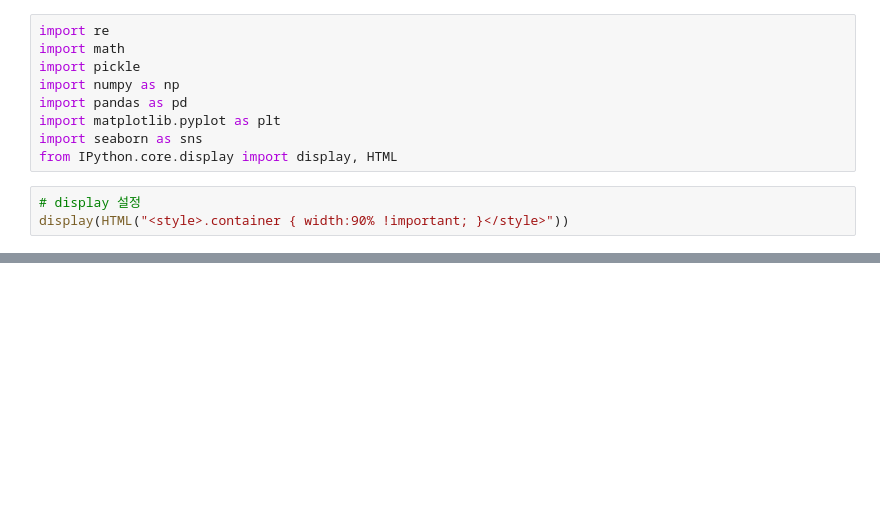
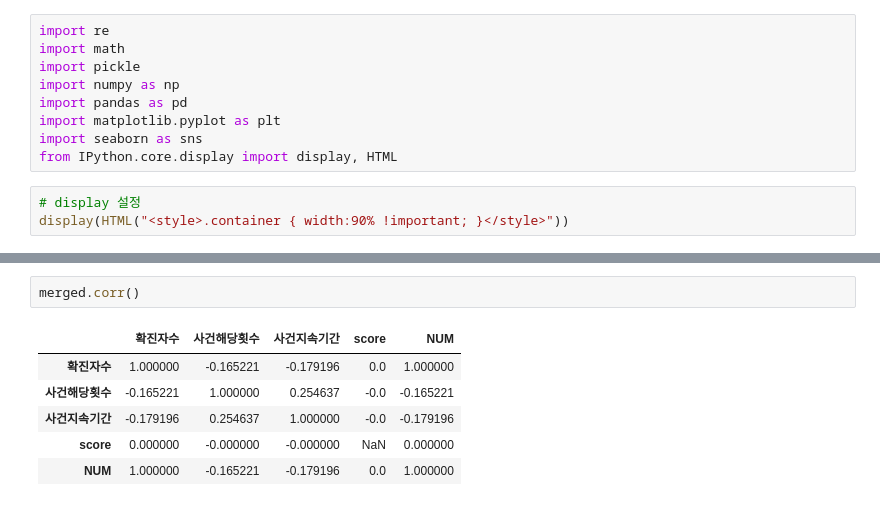
Before and after one commit to Lee-JeongMin/Bigcontest2020, a Jupyter notebook: EDA/20200907_SH_Formular1.ipynb, the cells around one changed output, grey strips where cells are left out. Cells and saved outputs as stored; diff of their text form; blank space fills up the shorter version.

```diff
--- a/EDA/20200907_SH_Formular1.ipynb
+++ b/EDA/20200907_SH_Formular1.ipynb
@@ -66,0 +46,9 @@ formula_1.assign(score= abs(1-np.exp(formula_1['확진자수']))/(formula_1['사
+# %%
+merged.corr()
+# %% [output]
+|  | 확진자수 | 사건해당횟수 | 사건지속기간 | score | NUM |
+| 확진자수 | 1.000000 | -0.165221 | -0.179196 | 0.0 | 1.000000 |
+| 사건해당횟수 | -0.165221 | 1.000000 | 0.254637 | -0.0 | -0.165221 |
+| 사건지속기간 | -0.179196 | 0.254637 | 1.000000 | -0.0 | -0.179196 |
+| score | 0.000000 | -0.000000 | -0.000000 | NaN | 0.000000 |
+| NUM | 1.000000 | -0.165221 | -0.179196 | 0.0 | 1.000000 |
```
Also changed, not shown: parts of 8 cells of this notebook, 1 other file.
